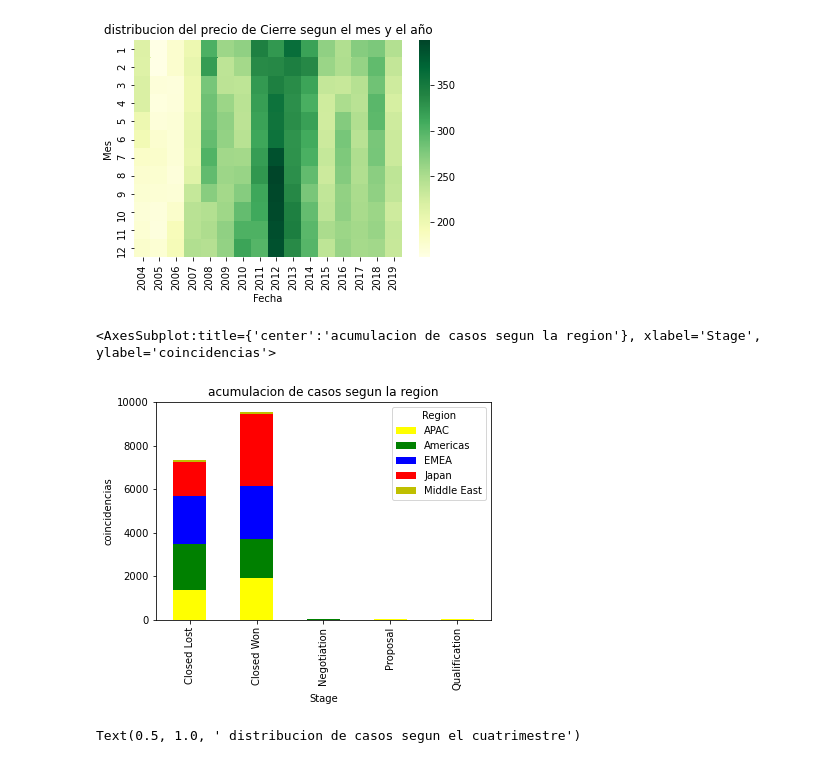
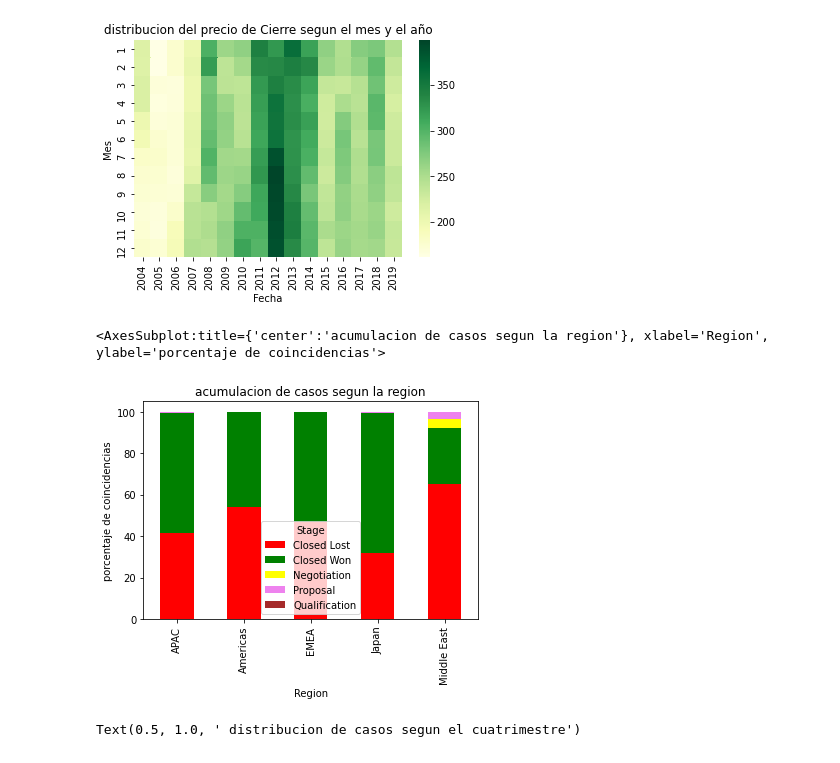
Before and after one commit to Bmorseletto/Trabajo-Practico-1, a Jupyter notebook: Tp1.ipynb, the cells around one changed output. Cells and saved outputs as stored; diff of their text form; code cells hidden in the pictures.

```diff
--- a/Tp1.ipynb
+++ b/Tp1.ipynb
@@ -347,10 +326,12 @@ entrenamiento =  pd.read_csv("Entrenamieto_ECI_2020.csv")
 region_y_stage_de_oportunidad = entrenamiento.filter(items=["Stage", "Region"])
 # %%
 region_y_stage_de_oportunidad_table=region_y_stage_de_oportunidad.value_counts().reset_index(name="coincidencias")
-region_y_stage_de_oportunidad_table.pivot_table(index="Region", columns="Stage", values="coincidencias").T.plot(kind='bar', stacked=True, ylabel= "coincidencias", color=['yellow', 'g', 'b', 'r', 'y'], title="acumulacion de casos segun la region")
+region_y_stage_de_oportunidad_table_graficar = region_y_stage_de_oportunidad_table.pivot_table(index="Stage", columns="Region", values="coincidencias")
+region_y_stage_de_oportunidad_table_graficar[["APAC","Americas", "EMEA", "Japan", "Middle East"]] = region_y_stage_de_oportunidad_table_graficar[["APAC","Americas", "EMEA", "Japan", "Middle East"]].div(region_y_stage_de_oportunidad_table_graficar[["APAC","Americas", "EMEA", "Japan", "Middle East"]].sum(axis=0), axis=1).multiply(100)
+region_y_stage_de_oportunidad_table_graficar.T.plot(kind='bar', stacked=True, ylabel= "porcentaje de coincidencias", color=['red', 'g', 'yellow', 'violet', 'brown'], title="acumulacion de casos segun la region")
 # %% [output]
-<AxesSubplot:title={'center':'acumulacion de casos segun la region'}, xlabel='Stage', ylabel='coincidencias'>
+<AxesSubplot:title={'center':'acumulacion de casos segun la region'}, xlabel='Region', ylabel='porcentaje de coincidencias'>
-[figure, old version]
+[figure, new version]
 # %%
 #Visualizacion 4 distribucion de casos segun el cuatrimestre
 densidad_del_stage_segun_el_monto = entrenamiento.filter(items=["Stage", "Delivery_Quarter"])
```
Also changed, not shown: parts of 3 cells of this notebook.
